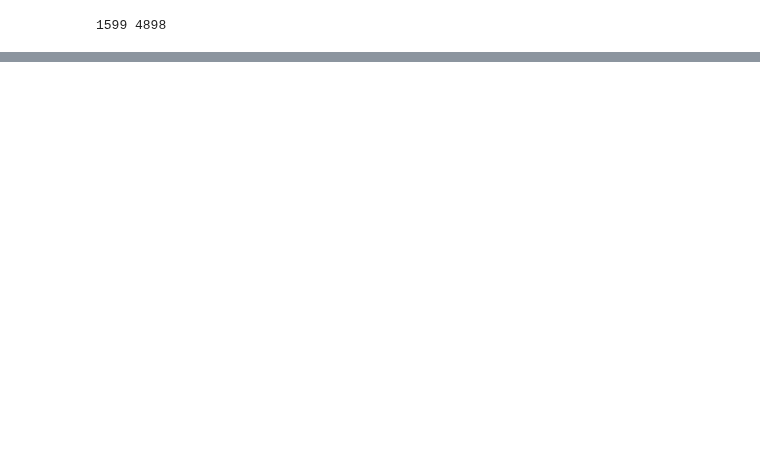
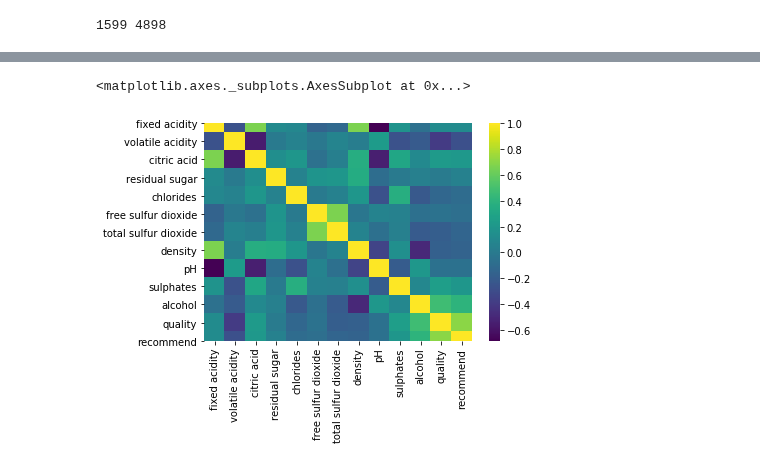
Before and after one commit to ohyunju/projects, a Jupyter notebook: project2/project2.ipynb, the cells around one changed output, grey strips where cells are left out. Saved outputs shown, nothing was run; the diff lists cells and outputs as text; code cells hidden in the pictures; blank space fills up the shorter version.

```diff
--- a/project2/project2.ipynb
+++ b/project2/project2.ipynb
@@ -292,0 +300,8 @@ print(len(winequality_red),len(winequality_white))
+# %%
+import seaborn as sns
+
+corr_red=winequality_red.corr()
+sns.heatmap(corr_red, cmap='viridis')
+# %% [output]
+<matplotlib.axes._subplots.AxesSubplot at 0x...>
+[figure, added]
```
Also changed, not shown: parts of 36 cells of this notebook.
